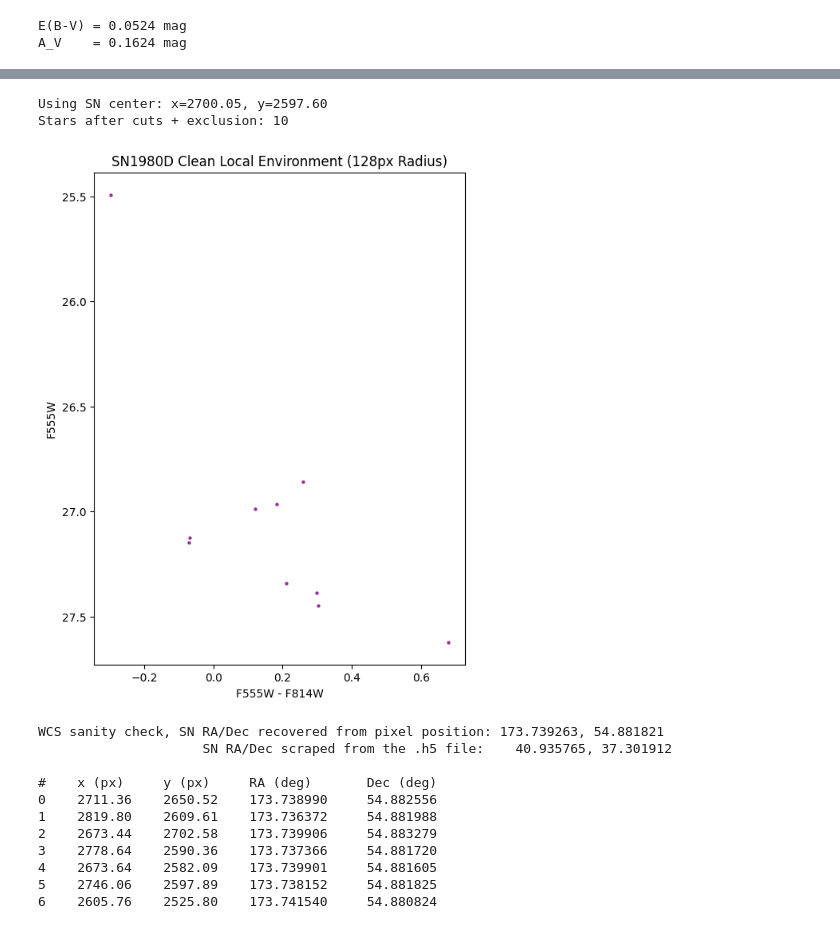
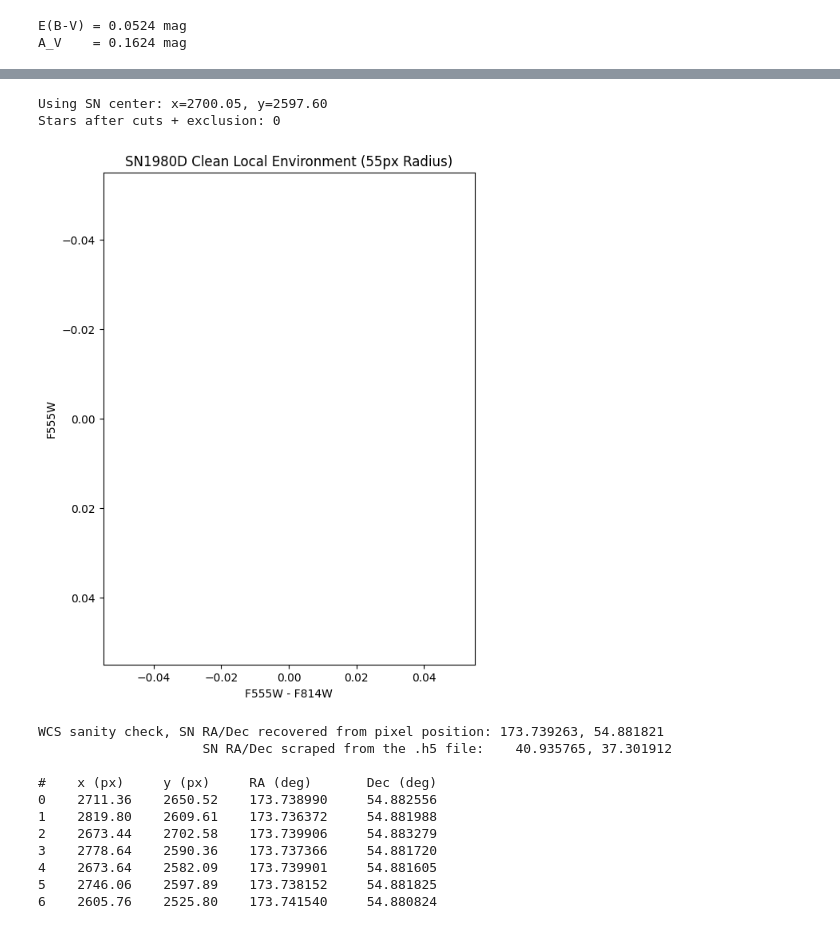
Before and after one commit to deaguiarfeom-rgb/CMD-Isochrone-fitting, a Jupyter notebook: (1980d)CMD_isochrone.ipynb, the cells around one changed output, grey strips where cells are left out. Drawn from its saved outputs; the diff is of its cells as text; code cells hidden in the pictures.

```diff
--- a/(1980d)CMD_isochrone.ipynb
+++ b/(1980d)CMD_isochrone.ipynb
@@ -81,7 +83,7 @@ distance_mpc_err = 1.981
 # to isochrone-fit the resolved stellar population around another
 # core-collapse SN (iPTF13bvn) with HST + DOLPHOT. Since it's basically the same
 # method I'm using here, I'm using this as a base.
-PHYSICAL_RADIUS_PC = 700.0  # Singleton, Maund & Sun 2025
+PHYSICAL_RADIUS_PC = 300.0  # Singleton, Maund & Sun 2025
 # %%
 # plotting environment with dp0000.h5 file was is, no radial fix
 # This radial cut should be happening in hst123 scrape dolphot flag, but it's not for some reason. We're working on it.
@@ -293,38 +295,38 @@ distances_pixels = np.sqrt((x_coords - center_x)**2 + (y_coords - center_y)**2)
 #Quality filters!!!!!
 # thresholds below are the general-purpose DOLPHOT cuts I've seen used in
 # resolved stellar population papers (SNR >= 3-5, sharpness^2 < ~0.1,
 # crowding < ~0.5-1). I picked round numbers in that range rather than
 # pulling them from one specific paper. REMEMBER to confirm these are
 # reasonable for a local-environment/progenitor study before I cite them
 valid = (
     (f555 < 50) & (f814 < 50) &
     (distances_pixels < max_radius_pixels) &
     (obj_type == 1) &                               # Only good stars
     (flag_555 <= 0) & (flag_814 <= 0) &             # Standard quality flags
-    (snr_555 >= 3.0) & (snr_814 >= 3.0) &           # Rule out noisy junk, both bands
+    (snr_555 >= 4.0) & (snr_814 >= 4.0) &           # Rule out noisy junk, both bands
     (crowd_555 < 0.5) & (crowd_814 < 0.5) &         # Rule out overlapping stars, both bands
-    (sharp_555 > -0.4) & (sharp_555 < 0.4) &        # Sharpness cuts instead of squared bounds
-    (sharp_814 > -0.4) & (sharp_814 < 0.4)
+    (sharp_555 > -0.2) & (sharp_555 < 0.2) &        # Sharpness cuts instead of squared bounds
+    (sharp_814 > -0.2) & (sharp_814 < 0.2)
 )
 
 f555 = f555[valid]
 f814 = f814[valid]
 
 print(f"Stars after cuts + exclusion: {valid.sum()}") # This helps later if I need to see how many stars were cut by this step
 
 # Plotting!!!
 plt.figure(figsize=(6, 8))
 plt.scatter(f555 - f814, f555, s=5, color="purple", alpha=0.7)
 
 plt.gca().invert_yaxis() # Brighter stars at the top
 plt.xlabel("F555W - F814W")
 plt.ylabel("F555W")
 plt.title(f"SN1980D Clean Local Environment ({max_radius_pixels:.0f}px Radius)")
 plt.show()
 # %% [output]
 Using SN center: x=2700.05, y=2597.60
-Stars after cuts + exclusion: 10
+Stars after cuts + exclusion: 0
-[figure, old version]
+[figure, new version]
 # %%
 # STAR POSITIONS: pixel coordinates + RA/Dec for stars in the local environment
 # Added on 07/26
```
Also changed, not shown: parts of 5 cells of this notebook, 2 other files.
